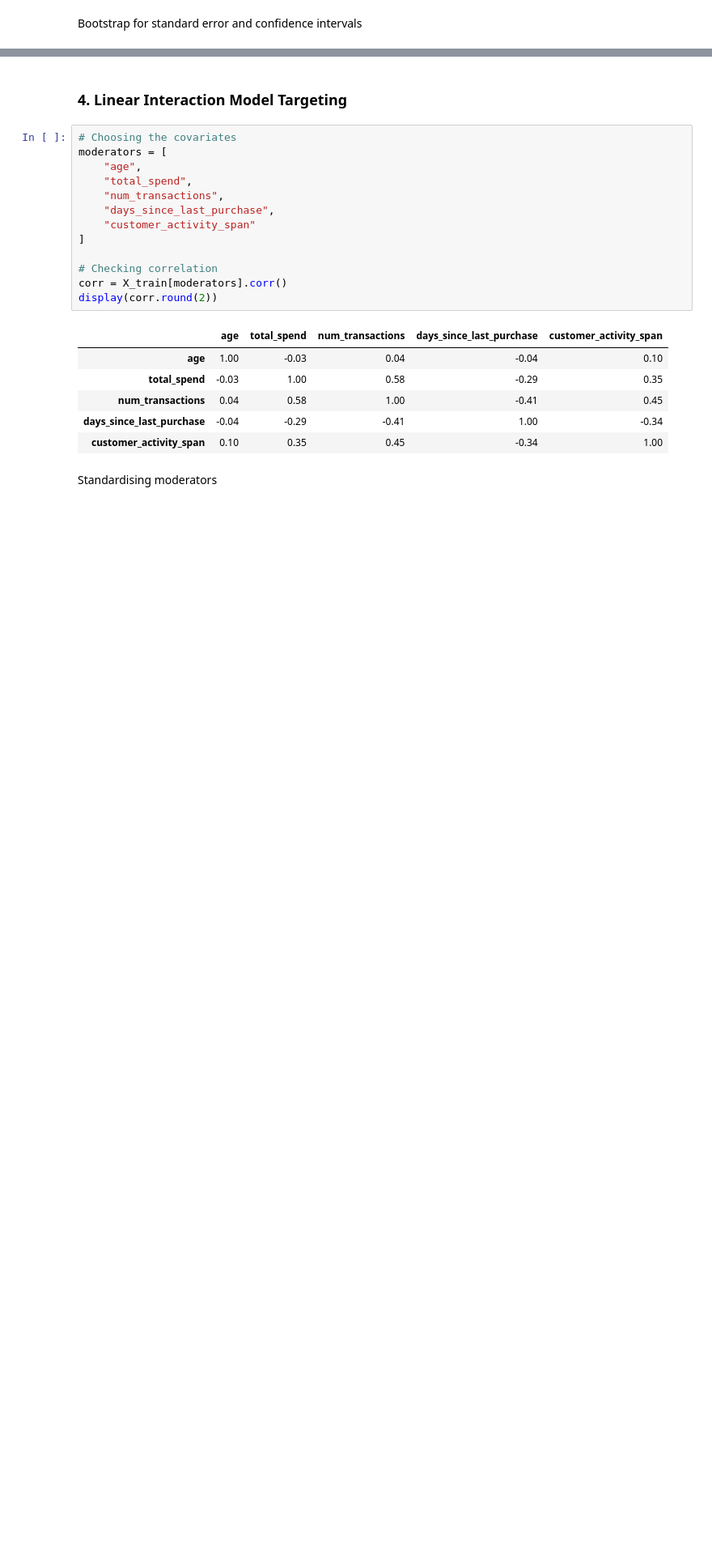
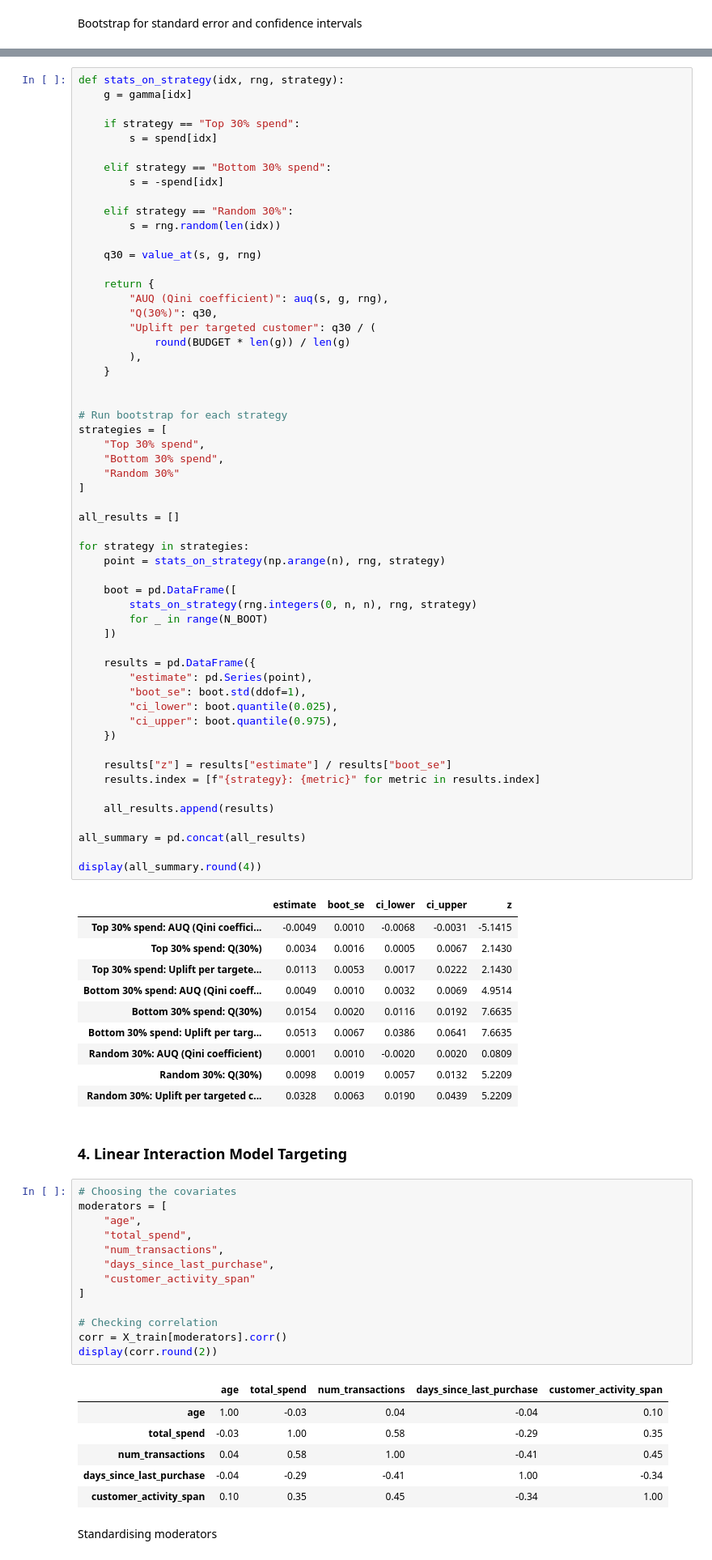
Before and after one commit to shannon-kwok/DSE4101-CausalForest-Grp2, a Jupyter notebook: notebooks/cf_targeting.ipynb, the cells around one changed output, grey strips where cells are left out. Shown at 81% size. Drawn from its saved outputs; the diff is of its cells as text; blank space fills up the shorter version.

```diff
--- a/notebooks/cf_targeting.ipynb
+++ b/notebooks/cf_targeting.ipynb
@@ -260,3 +315,70 @@ Saved to /Users/edenaong/Downloads/Y4S1/DSE4101/DSE4101-CausalForest-Grp2/data/o
+# %%
+def stats_on_strategy(idx, rng, strategy):
+    g = gamma[idx]
+
+    if strategy == "Top 30% spend":
+        s = spend[idx]
+
+    elif strategy == "Bottom 30% spend":
+        s = -spend[idx]
+
+    elif strategy == "Random 30%":
+        s = rng.random(len(idx))
+
+    q30 = value_at(s, g, rng)
+
+    return {
+        "AUQ (Qini coefficient)": auq(s, g, rng),
+        "Q(30%)": q30,
+        "Uplift per targeted customer": q30 / (
+            round(BUDGET * len(g)) / len(g)
+        ),
+    }
+
+
+# Run bootstrap for each strategy
+strategies = [
+    "Top 30% spend",
+    "Bottom 30% spend",
+    "Random 30%"
+]
+
+all_results = []
+
+for strategy in strategies:
+    point = stats_on_strategy(np.arange(n), rng, strategy)
+
+    boot = pd.DataFrame([
+        stats_on_strategy(rng.integers(0, n, n), rng, strategy)
+        for _ in range(N_BOOT)
+    ])
+
+    results = pd.DataFrame({
+        "estimate": pd.Series(point),
+        "boot_se": boot.std(ddof=1),
+        "ci_lower": boot.quantile(0.025),
+        "ci_upper": boot.quantile(0.975),
+    })
+
+    results["z"] = results["estimate"] / results["boot_se"]
+    results.index = [f"{strategy}: {metric}" for metric in results.index]
+
+    all_results.append(results)
+
+all_summary = pd.concat(all_results)
+
+display(all_summary.round(4))
+# %% [output]
+|  | estimate | boot_se | ci_lower | ci_upper | z |
+| Top 30% spend: AUQ (Qini coeffici... | -0.0049 | 0.0010 | -0.0068 | -0.0031 | -5.1415 |
+| Top 30% spend: Q(30%) | 0.0034 | 0.0016 | 0.0005 | 0.0067 | 2.1430 |
+| Top 30% spend: Uplift per targete... | 0.0113 | 0.0053 | 0.0017 | 0.0222 | 2.1430 |
+| Bottom 30% spend: AUQ (Qini coeff... | 0.0049 | 0.0010 | 0.0032 | 0.0069 | 4.9514 |
+| Bottom 30% spend: Q(30%) | 0.0154 | 0.0020 | 0.0116 | 0.0192 | 7.6635 |
+| Bottom 30% spend: Uplift per targ... | 0.0513 | 0.0067 | 0.0386 | 0.0641 | 7.6635 |
+| Random 30%: AUQ (Qini coefficient) | 0.0001 | 0.0010 | -0.0020 | 0.0020 | 0.0809 |
+| Random 30%: Q(30%) | 0.0098 | 0.0019 | 0.0057 | 0.0132 | 5.2209 |
+| Random 30%: Uplift per targeted c... | 0.0328 | 0.0063 | 0.0190 | 0.0439 | 5.2209 |
 # %% [markdown]
 ### 4. Linear Interaction Model Targeting
 # %%
```
Also changed, not shown: parts of 19 cells of this notebook, 4 other files.
